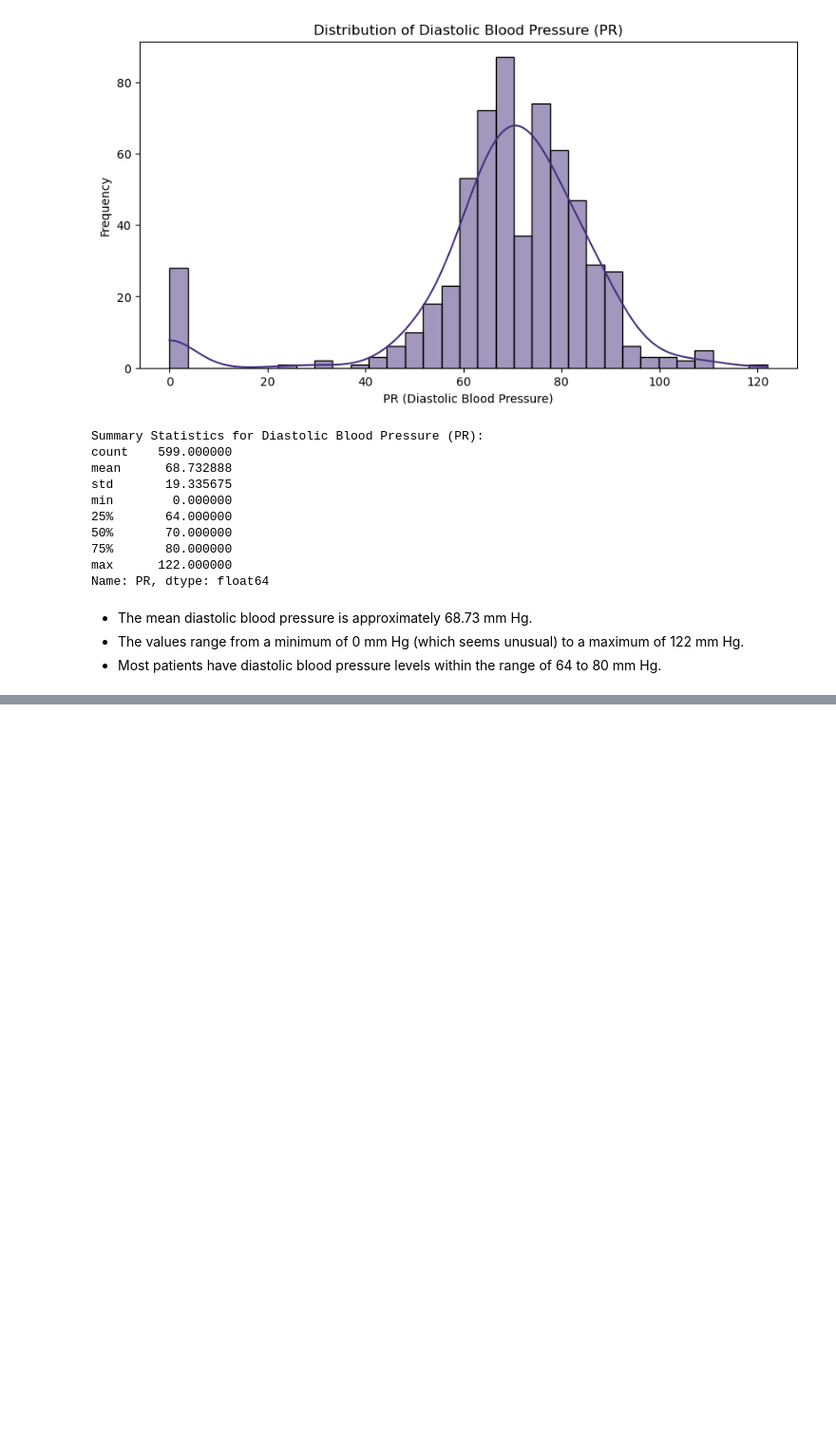
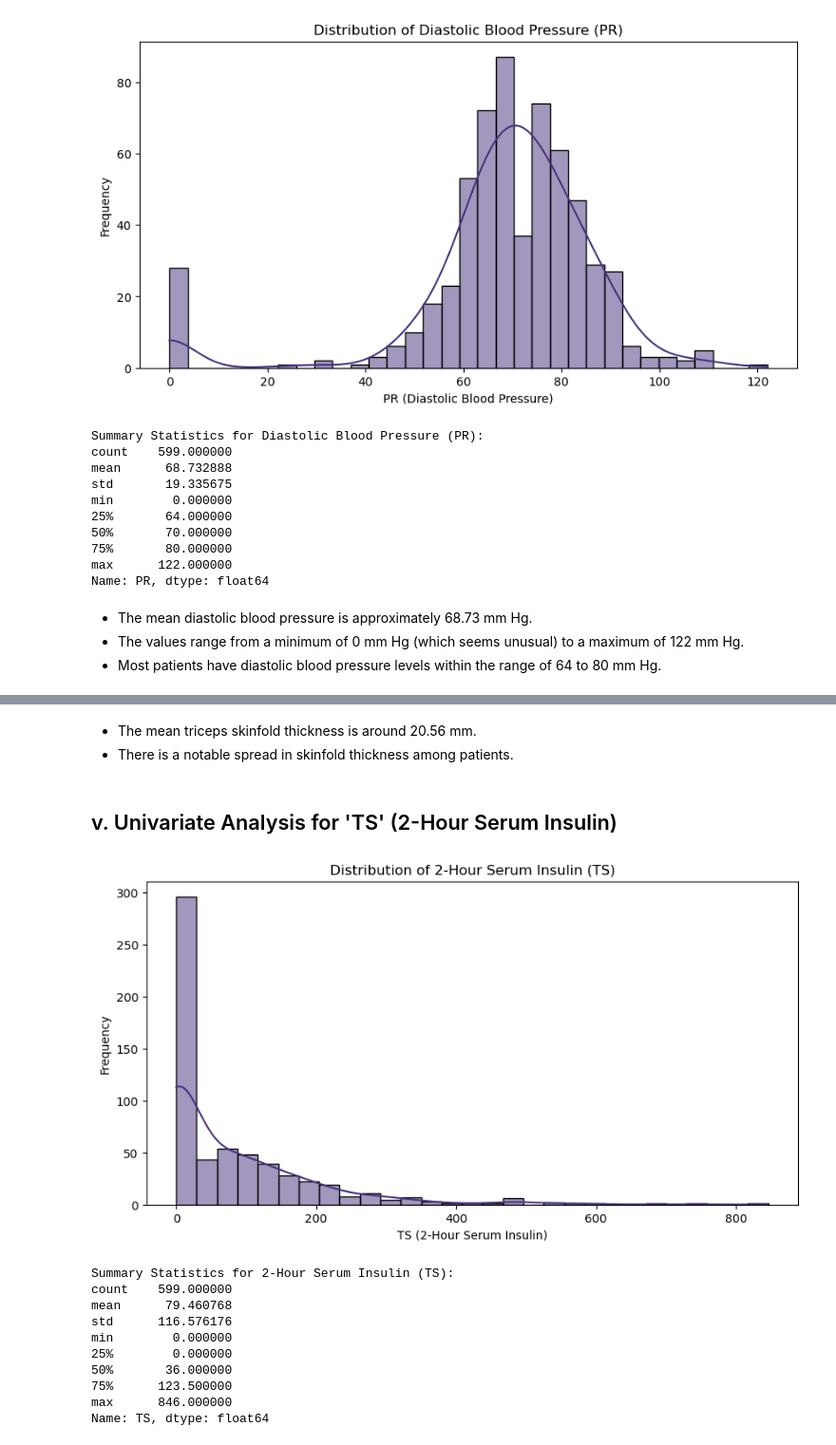
Before and after one commit to rasmodev/Sepsis-Classification-ML-Project-with-FastAPI-Deployment, a Jupyter notebook: Sepsis_ML_Prediction_&_Deployment_With_FastAPI.ipynb, the cells around one changed output, grey strips where cells are left out. Shown at 95% size. Saved outputs shown, nothing was run; the diff lists cells and outputs as text; code cells hidden in the pictures; blank space fills up the shorter version.

```diff
--- a/Sepsis_ML_Prediction_&_Deployment_With_FastAPI.ipynb
+++ b/Sepsis_ML_Prediction_&_Deployment_With_FastAPI.ipynb
@@ -418,0 +409,32 @@ ix. Insurance:
+# %% [markdown]
+- The mean triceps skinfold thickness is around 20.56 mm.
+- There is a notable spread in skinfold thickness among patients.
+# %% [markdown]
+## v. Univariate Analysis for 'TS' (2-Hour Serum Insulin)
+# %%
+# Extract the 'TS' column
+ts_values = train_df['TS']
+
+# Plot a histogram with the viridis color palette
+plt.figure(figsize=(10, 5))
+sns.histplot(ts_values, kde=True, color=sns.color_palette('viridis')[0])
+plt.title('Distribution of 2-Hour Serum Insulin (TS)')
+plt.xlabel('TS (2-Hour Serum Insulin)')
+plt.ylabel('Frequency')
+plt.show()
+
+# Summary statistics
+print('Summary Statistics for 2-Hour Serum Insulin (TS):')
+print(ts_values.describe())
+# %% [output]
+[figure, added]
+Summary Statistics for 2-Hour Serum Insulin (TS):
+count    599.000000
+mean      79.460768
+std      116.576176
+min        0.000000
+25%        0.000000
+50%       36.000000
+75%      123.500000
+max      846.000000
+Name: TS, dtype: float64
```
Also changed, not shown: parts of 16 cells of this notebook.
